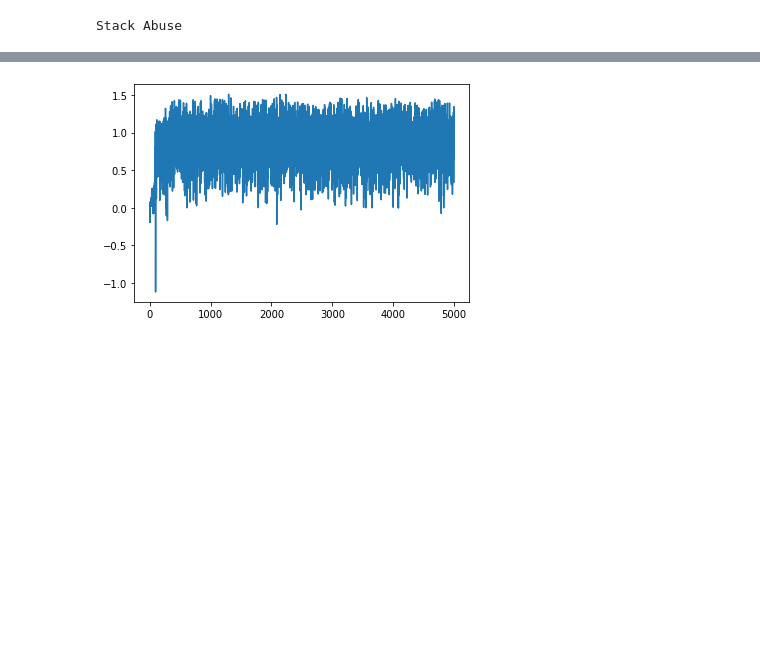
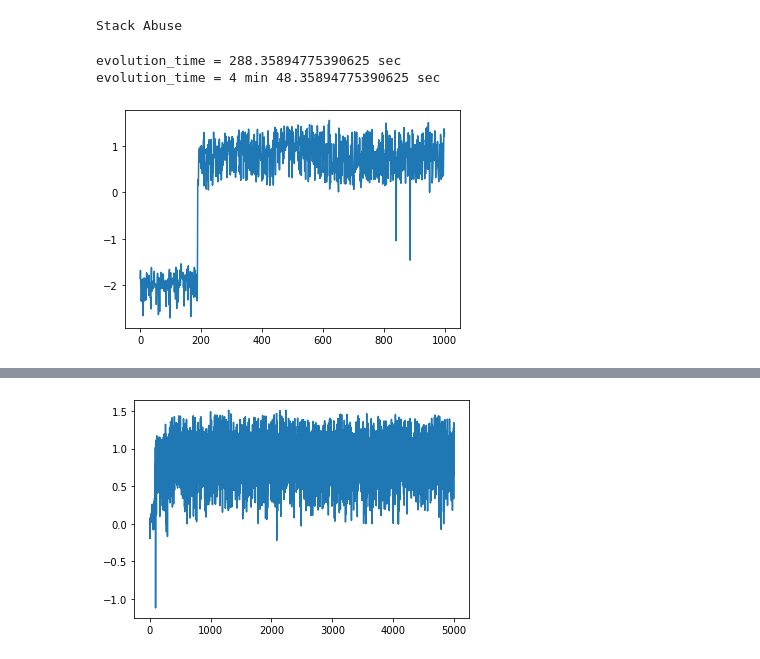
Before and after one commit to JoDeMiro/SACI2022, a Jupyter notebook: Driver.ipynb, the cells around one changed output, grey strips where cells are left out. Saved outputs shown, nothing was run; the diff lists cells and outputs as text; code cells hidden in the pictures; blank space fills up the shorter version.

```diff
--- a/Driver.ipynb
+++ b/Driver.ipynb
@@ -272,6 +278,15 @@ evolution       <Response [200]>
 print("\033[48;5;236m\033[38;5;231mStack \033[38;5;208mAbuse\033[0;0m")
 # %% [output]
 Stack Abuse
+# %%
+lst = resp.json().get('generation_best_score')
+evolution_time = resp.json().get('evolution_time')
+# %%
+print('evolution_time =', evolution_time, 'sec')
+print('evolution_time =', int(evolution_time//60), 'min', evolution_time%60, 'sec')
+# %% [output]
+evolution_time = 288.35894775390625 sec
+evolution_time = 4 min 48.35894775390625 sec
 # %%
 # resp.json()
 # %%
@@ -279 +293,6 @@ lst = resp.json()
 generation_best_score = [float(i) for i in lst]        # <-- list(str) -> list(float)
+# %%
+plt.plot(generation_best_score)
+plt.show()
+# %% [output]
+[figure, added]
```
Also changed, not shown: parts of 9 cells of this notebook.
